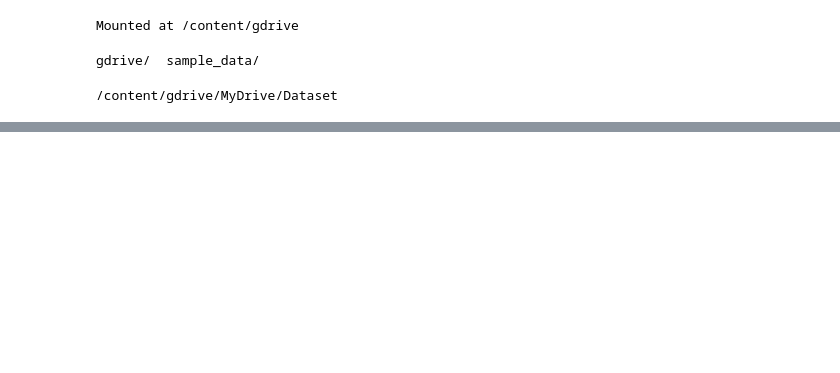
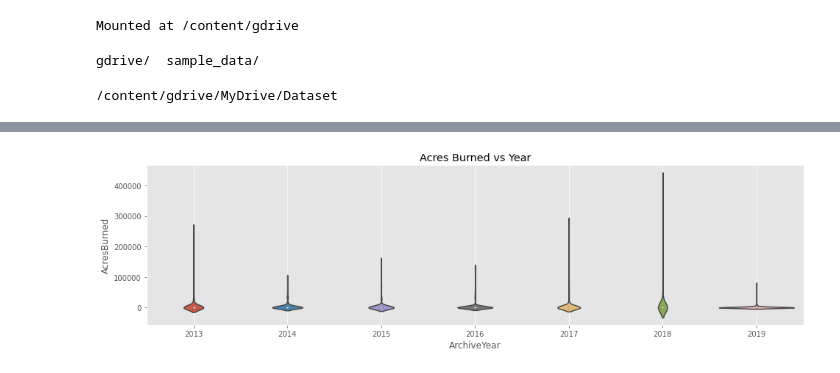
Before and after one commit to kushalt93/WildfirePrediction, a Jupyter notebook: testProject.ipynb, the cells around one changed output, grey strips where cells are left out. Cells and saved outputs as stored; diff of their text form; code cells hidden in the pictures; blank space fills up the shorter version.

```diff
--- a/testProject.ipynb
+++ b/testProject.ipynb
@@ -18,17 +13,0 @@ gdrive/  sample_data/
-# %%
-import gdal, osr
-import matplotlib.pyplot as plt
-%matplotlib inline
-import warnings
-warnings.filterwarnings('ignore')
-import numpy as np
-import pandas as pd
-pd.set_option('max_columns', None)
-import seaborn as sns
-import datetime
-from scipy import stats
-from scipy.sparse import hstack, csr_matrix
-from sklearn.model_selection import train_test_split, KFold
-plt.style.use('ggplot')
-import chardet
-from osgeo import gdal
@@ -295,0 +33,3 @@ LST = normalize(LST, axis=0, norm='max')
+# %%
+df = pd.read_csv('California_Fire_Incidents.csv')
+df.head(10)
@@ -295,0 +55,8 @@ LST = normalize(LST, axis=0, norm='max')
+# %%
+plt.figure(figsize=(16,4))
+sns.violinplot(x='ArchiveYear', y='AcresBurned', data=df)
+plt.grid()
+plt.title('Acres Burned vs Year')
+plt.show()
+# %% [output]
+[figure, added]
```
Also changed, not shown: parts of 45 cells of this notebook.
